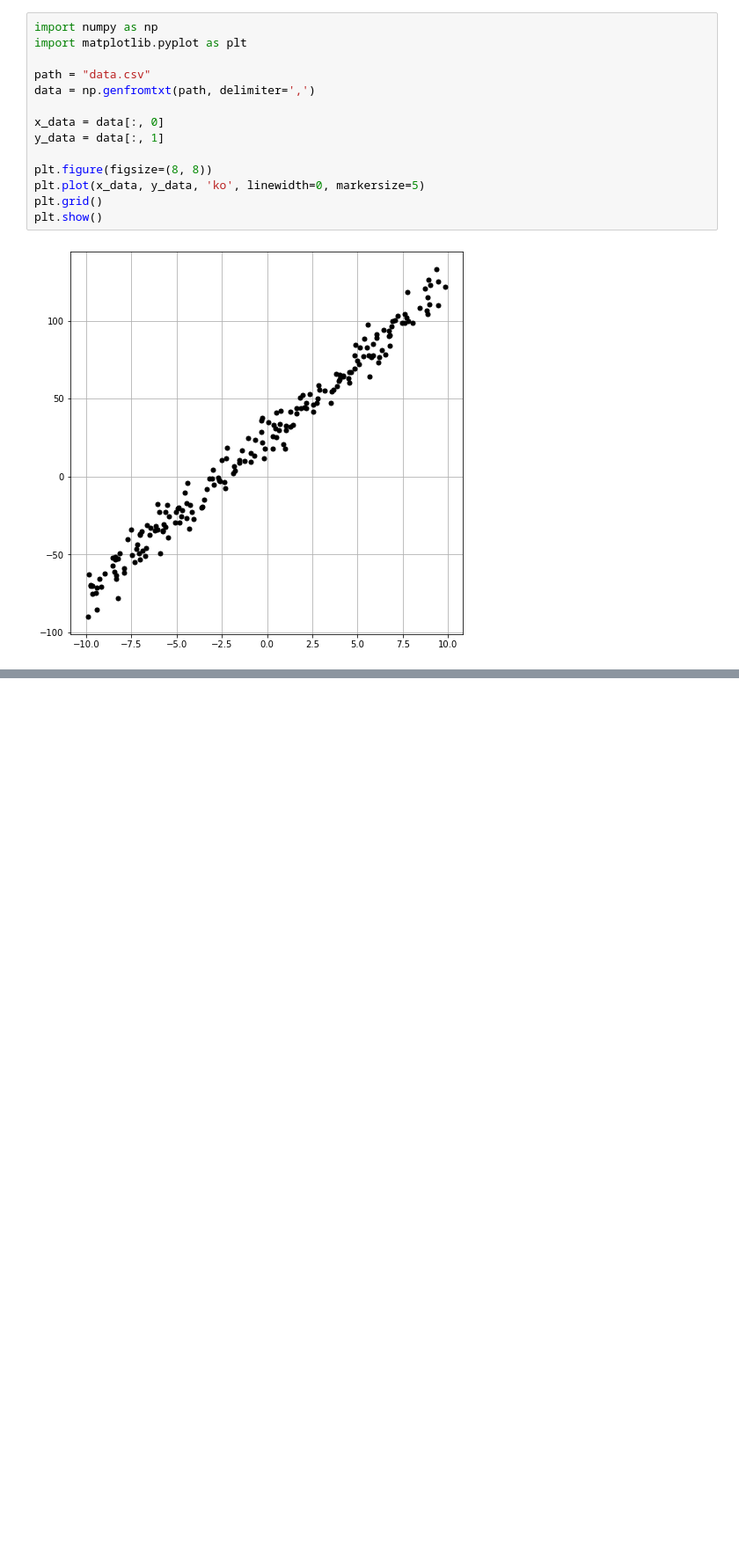
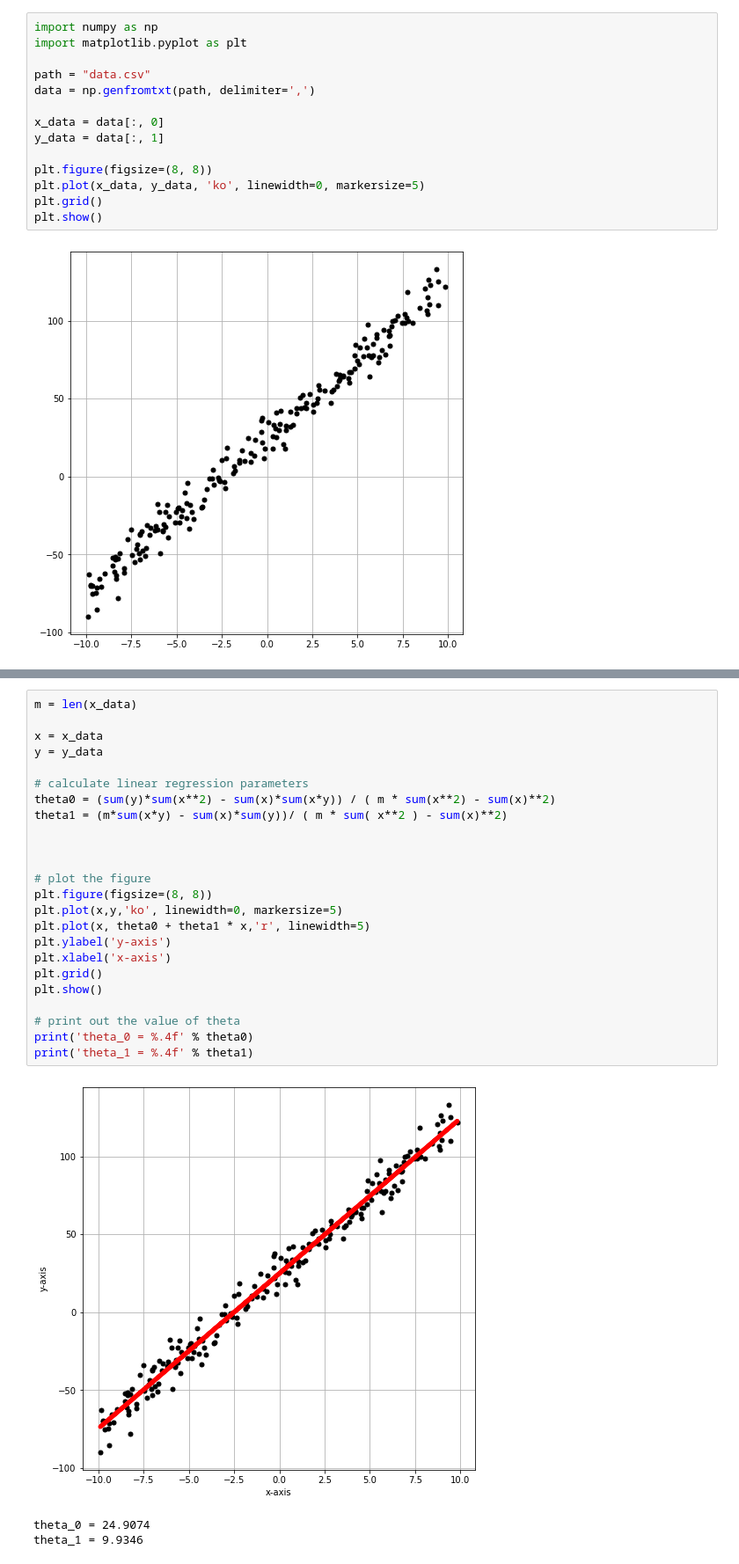
Before and after one commit to Seng-Ly/Matrix-Computation-Class, a Jupyter notebook: assigments/03/assignment03.ipynb, the cells around one changed output, grey strips where cells are left out. Shown at 88% size. Saved outputs shown, nothing was run; the diff lists cells and outputs as text; blank space fills up the shorter version.

Commit message:
Linear Regression Result

```diff
--- a/assigments/03/assignment03.ipynb
+++ b/assigments/03/assignment03.ipynb
@@ -22,0 +30,28 @@ plt.show()
+# %%
+m = len(x_data)
+
+x = x_data
+y = y_data
+
+# calculate linear regression parameters
+theta0 = (sum(y)*sum(x**2) - sum(x)*sum(x*y)) / ( m * sum(x**2) - sum(x)**2)
+theta1 = (m*sum(x*y) - sum(x)*sum(y))/ ( m * sum( x**2 ) - sum(x)**2)
+
+
+
+# plot the figure
+plt.figure(figsize=(8, 8))
+plt.plot(x,y,'ko', linewidth=0, markersize=5)
+plt.plot(x, theta0 + theta1 * x,'r', linewidth=5)
+plt.ylabel('y-axis')
+plt.xlabel('x-axis')
+plt.grid()
+plt.show()
+
+# print out the value of theta
+print('theta_0 = %.4f' % theta0)
+print('theta_1 = %.4f' % theta1)
+# %% [output]
+[figure, added]
+theta_0 = 24.9074
+theta_1 = 9.9346
```
Also changed, not shown: parts of 1 cell of this notebook.
